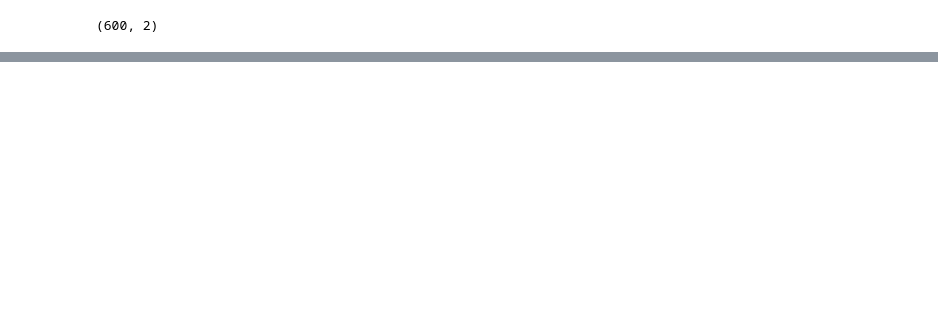
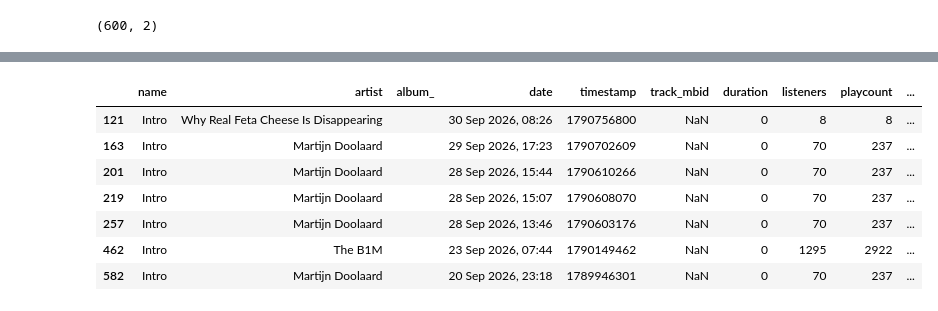
Before and after one commit to HashAlike/Music-Taste-Age, a Jupyter notebook: notebooks/exploration.ipynb, the cells around one changed output, grey strips where cells are left out. Drawn from its saved outputs; the diff is of its cells as text; code cells hidden in the pictures; blank space fills up the shorter version.

```diff
--- a/notebooks/exploration.ipynb
+++ b/notebooks/exploration.ipynb
@@ -298,0 +280,11 @@ Name: count, Length: 493, dtype: int64
+# %%
+df2[df2["name"]=="Intro"]
+# %% [output]
+|  | name | artist | album_ | date | timestamp | track_mbid | duration | listeners | playcount | ... |
+| 121 | Intro | Why Real Feta Cheese Is Disappearing |  | 30 Sep 2026, 08:26 | 1790756800 | NaN | 0 | 8 | 8 | ... |
+| 163 | Intro | Martijn Doolaard |  | 29 Sep 2026, 17:23 | 1790702609 | NaN | 0 | 70 | 237 | ... |
+| 201 | Intro | Martijn Doolaard |  | 28 Sep 2026, 15:44 | 1790610266 | NaN | 0 | 70 | 237 | ... |
+| 219 | Intro | Martijn Doolaard |  | 28 Sep 2026, 15:07 | 1790608070 | NaN | 0 | 70 | 237 | ... |
+| 257 | Intro | Martijn Doolaard |  | 28 Sep 2026, 13:46 | 1790603176 | NaN | 0 | 70 | 237 | ... |
+| 462 | Intro | The B1M |  | 23 Sep 2026, 07:44 | 1790149462 | NaN | 0 | 1295 | 2922 | ... |
+| 582 | Intro | Martijn Doolaard |  | 20 Sep 2026, 23:18 | 1789946301 | NaN | 0 | 70 | 237 | ... |
```
Also changed, not shown: parts of 19 cells of this notebook, 3 other files.
